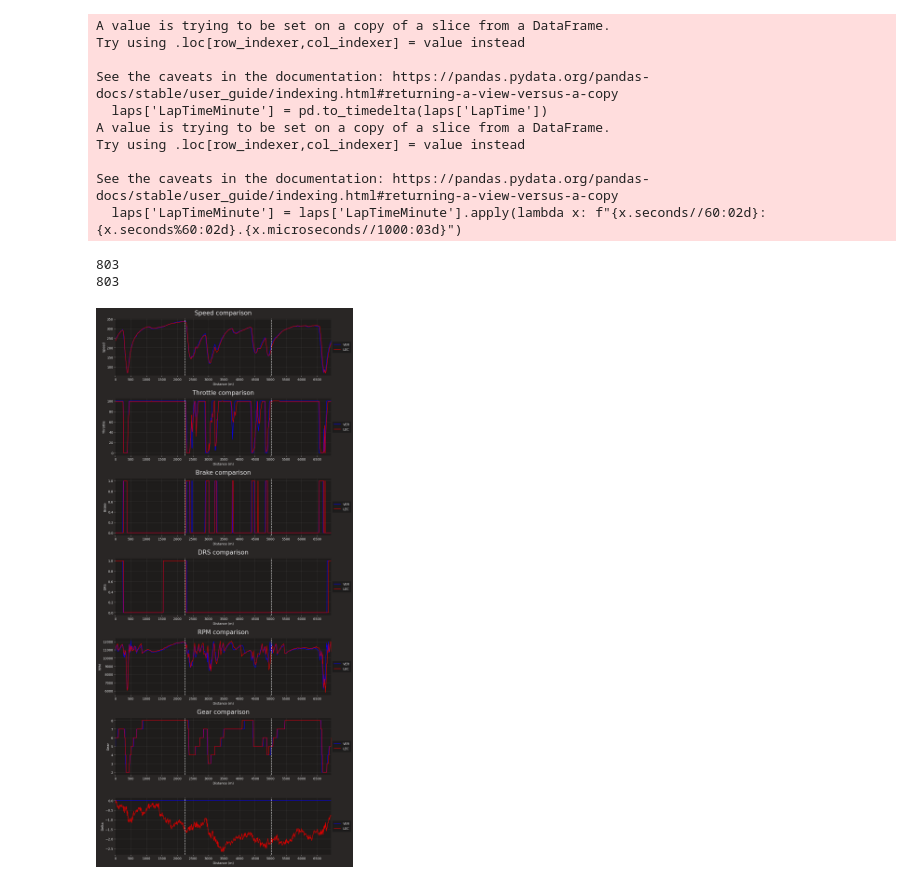
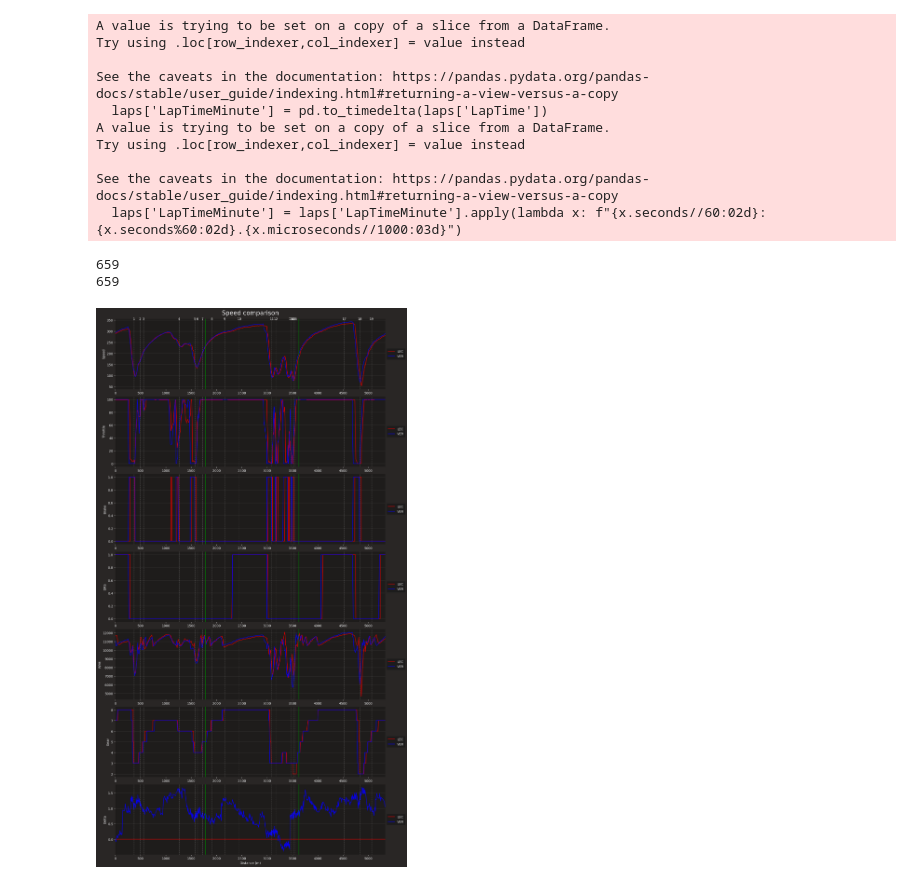
Before and after one commit to RACIM01/F1_Data_Analysing_RCM, a Jupyter notebook: Qualifing_Telemetry.ipynb, the cells around one changed output. Drawn from its saved outputs; the diff is of its cells as text; code cells hidden in the pictures.

```diff
--- a/Qualifing_Telemetry.ipynb
+++ b/Qualifing_Telemetry.ipynb
@@ -16,6 +16,6 @@ import matplotlib.ticker as ticker
 # enabling misc_mpl_mods will turn on minor grid lines that clutters the plot
 fastf1.plotting.setup_mpl(mpl_timedelta_support=False, misc_mpl_mods=False)
 # %%
-session = fastf1.get_session(2023,12,2)
+session = fastf1.get_session(2023,"Miami","Q")
 session.load()
 # %% [output]
@@ -108,7 +106,7 @@ sector_distance.append(lap_tele.loc[lap_tele["Time"] <= sector_time[0],"Distance
 sector_distance.append(lap_tele.loc[lap_tele["Time"] <= sector_time[1],"Distance"].max())
 sector_distance.append(lap_tele["Distance"].max())
 # %%
-drivers = ['1','16']
+drivers = ['16','1']
 # %%
 # Create void lists that contain data of each driver car
 Distance = []
@@ -178,13 +176,16 @@ def min_length_list(list1, list2):
         return list1
     else:
         return list2
+# %%
+df = pd.read_csv("C:/Users/GTR/Documents/GitHub/F1-Circuits-Corners/corners_circuits/United States_Miami.csv")
+corners_distance = df["Distance"]
 # %%
 import matplotlib.pyplot as plt
 
 # Data for the plots
 
 # Create subplots with 7 rows and 1 column
-fig, axs = plt.subplots(7, 1, figsize=(12, 30))
+fig, axs = plt.subplots(7, 1, figsize=(15, 30))
 
 # Plot the first graph in the first subplot
 # print(len(Time[0]))
@@ -206,43 +207,47 @@ for i in drivers:
 
 
 axs[0].set_ylabel('Speed')
 axs[1].set_ylabel('Throttle')
 axs[2].set_ylabel('Brake')
 axs[3].set_ylabel('DRS')
 axs[4].set_ylabel('RPM')
 axs[5].set_ylabel('Gear')
 axs[6].set_ylabel('Delta')
 
 axs[0].set_title('Speed comparison')
-axs[1].set_title('Throttle comparison')
-axs[2].set_title('Brake comparison')
-axs[3].set_title('DRS comparison')
-axs[4].set_title('RPM comparison')
-axs[5].set_title('Gear comparison')
+# axs[1].set_title('Throttle comparison')
+# axs[2].set_title('Brake comparison')
+# axs[3].set_title('DRS comparison')
+# axs[4].set_title('RPM comparison')
+# axs[5].set_title('Gear comparison')
 # Plot the first graph in the seventh subplot
 
 
 # Plot the second graph in the seventh subplot
 # axs[6].plot(Distance1, Delta, color='Red')
 
 # Adjust the spacing between subplots
-plt.subplots_adjust(hspace=0.4)
+plt.subplots_adjust(hspace=0.1)
 for i in range(0,7):
     axs[i].set_xlabel('Distance (m)')
-    axs[i].grid(True,alpha = 0.2)
+    axs[i].grid(axis = 'y',alpha = 0.2)
     axs[i].set_xticks(range(0, 8000, 500))
     axs[i].set_xlim(0, sector_distance[2])
     axs[i].legend(loc='center left', bbox_to_anchor=(1, 0.5))
-    axs[i].axvline(x=sector_distance[0], color='white', linestyle='--')
-    axs[i].axvline(x=sector_distance[1], color='white', linestyle='--')
+    axs[i].axvline(x=sector_distance[0], color='green', linestyle='-')
+    axs[i].axvline(x=sector_distance[1], color='green', linestyle='-')
+    for j in range(0,len(corners_distance)):
+        axs[i].axvline(x=corners_distance[j], color='white', linestyle='--', linewidth=1, alpha=0.3)
+for j in range(0,len(corners_distance)):
+    axs[0].text(corners_distance[j],355,str(j+1), ha='center', va='center',color='white')
 
 
 
 plt.plot()
 # Show the plot
 plt.show()
 # %% [output]
-803
-803
+659
+659
-[figure, old version]
+[figure, new version]
 # %%
```
Also changed, not shown: parts of 10 cells of this notebook, 31 other files.
